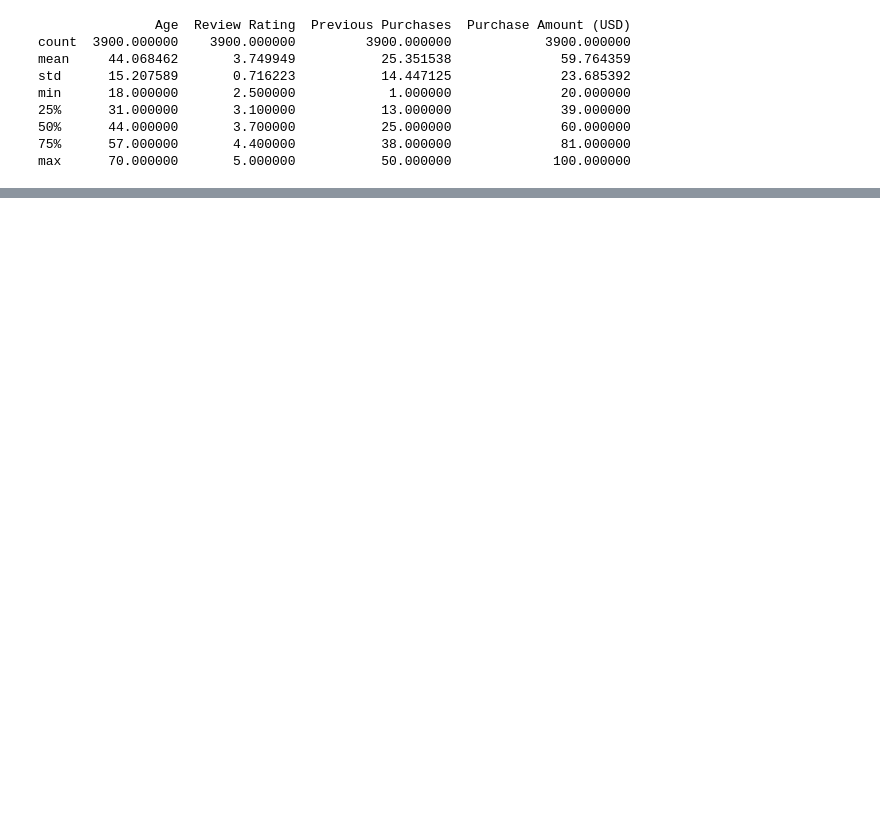
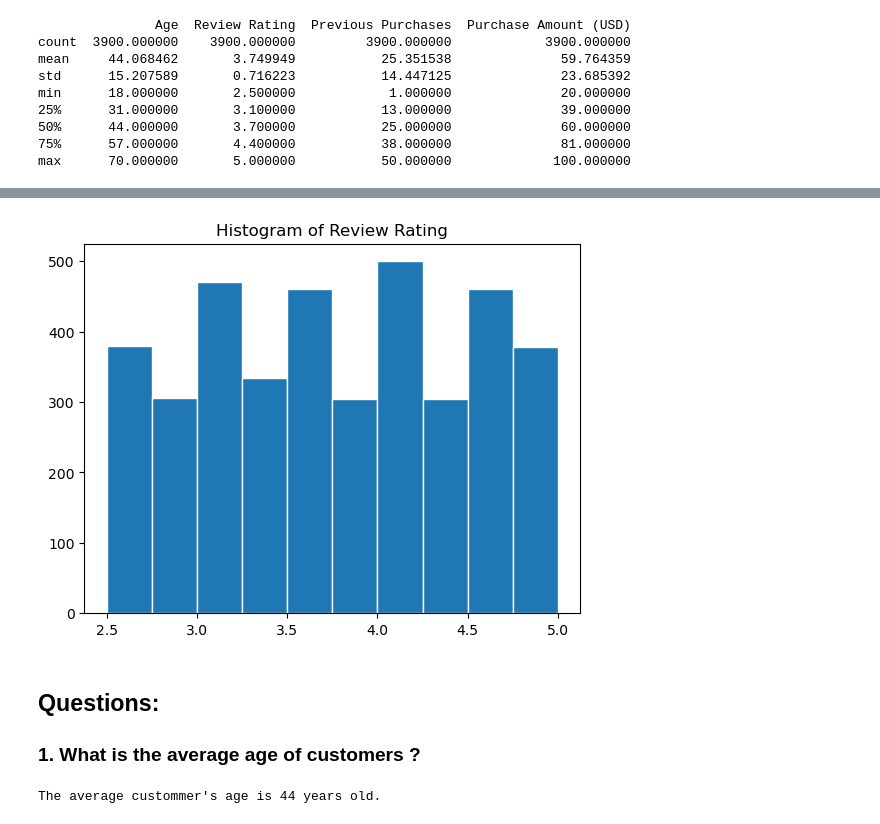
Before and after one commit to npicaut/EDA_shopping_trends, a Jupyter notebook: shopping-trends.ipynb, the cells around one changed output, grey strips where cells are left out. Saved outputs shown, nothing was run; the diff lists cells and outputs as text; code cells hidden in the pictures; blank space fills up the shorter version.

```diff
--- a/shopping-trends.ipynb
+++ b/shopping-trends.ipynb
@@ -49,0 +107,22 @@ Describe each variable with matplotlib
+# %%
+class QuantitativeVariableGraph:
+    def __init__(self, variable, df_variable):
+        self.variable = variable
+        self.df_variable = df_variable
+    def make_hist(self):
+        plt.hist(self.df_variable, edgecolor="white")
+        plt.title(f"Histogram of {self.variable}")
+# %%
+quant = QuantitativeVariableGraph(variable="Review Rating", df_variable=df["Review Rating"])
+quant.make_hist()
+# %% [output]
+[figure, added]
+# %% [markdown]
+## Questions:
+### 1. What is the average age of customers ?
+# %%
+mean = df["Age"].mean()
+
+print(f"The average custommer's age is {int(np.round(mean))} years old.")
+# %% [output]
+The average custommer's age is 44 years old.
```
Also changed, not shown: parts of 17 cells of this notebook.
